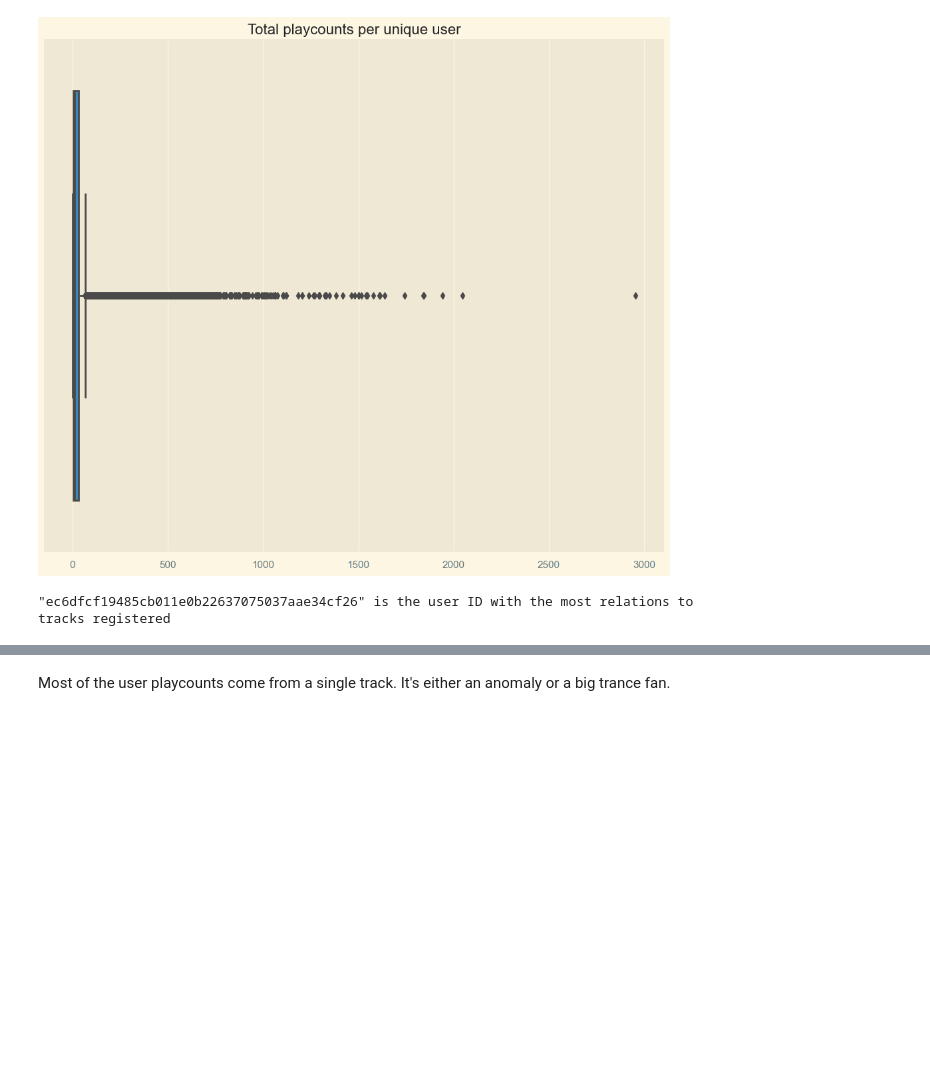
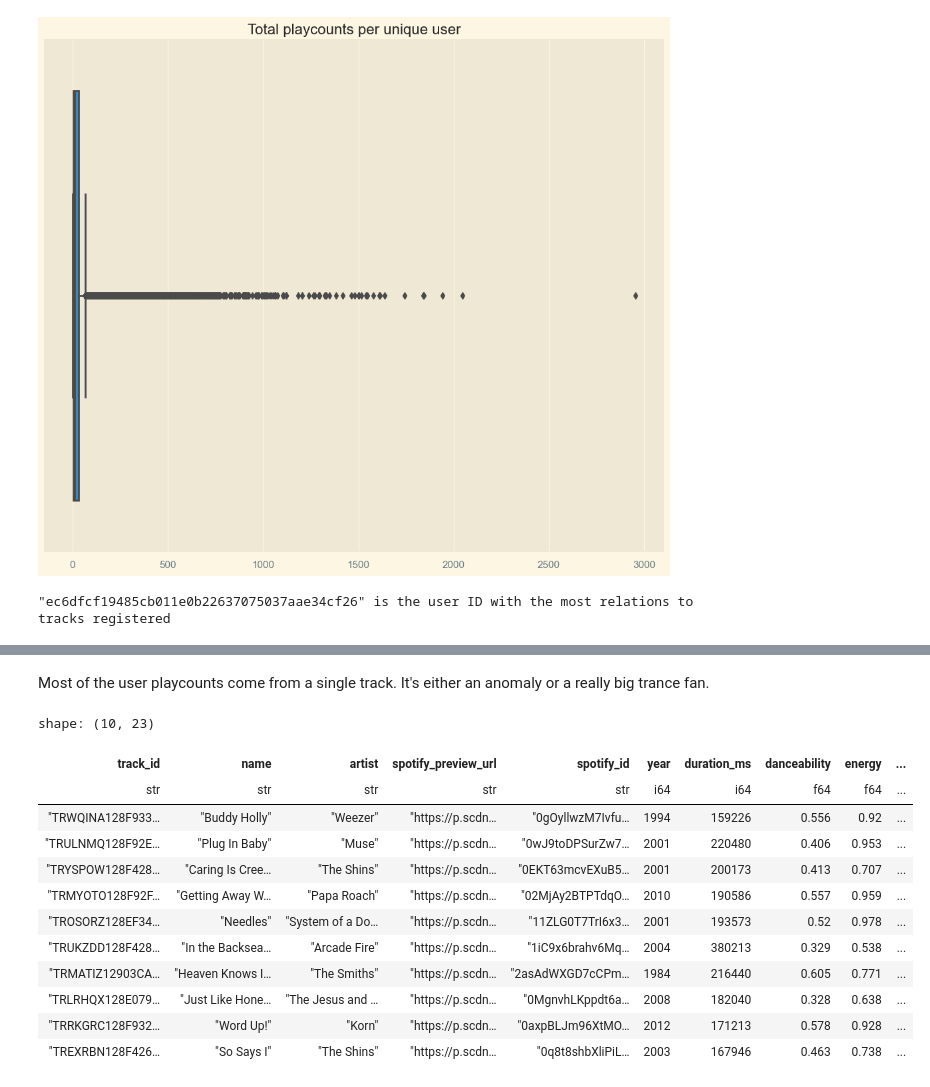
Before and after one commit to panierka/SongsDatabaseAnalysis, a Jupyter notebook: eda.ipynb, the cells around one changed output, grey strips where cells are left out. Saved outputs shown, nothing was run; the diff lists cells and outputs as text; code cells hidden in the pictures; blank space fills up the shorter version.

```diff
--- a/eda.ipynb
+++ b/eda.ipynb
@@ -345,4 +395,21 @@ shape: (4, 23)
 | "TRNFNDQ128F422… | "1854daf178674b… | 1 | "Sacred Nature" | "Paul Cardall" | "https://p.scdn… | "19FtwlWwWZ5cM4… | 2003 | 200773 | ... |
 # %% [markdown]
 Most of the user playcounts come from a single track.
-It's either an anomaly or a big trance fan.
+It's either an anomaly or a really big trance fan.
+# %%
+power_user_tracks_lf = tracks_lf.join(history_lf, on='track_id').filter(pl.col('user_id') == highest_count_user_id)
+power_user_tracks_lf.limit(10).collect()
+# %% [output]
+shape: (10, 23)
+| track_id | name | artist | spotify_preview_url | spotify_id | year | duration_ms | danceability | energy | ... |
+| str | str | str | str | str | i64 | i64 | f64 | f64 | ... |
+| "TRWQINA128F933… | "Buddy Holly" | "Weezer" | "https://p.scdn… | "0gOyllwzM7Ivfu… | 1994 | 159226 | 0.556 | 0.92 | ... |
+| "TRULNMQ128F92E… | "Plug In Baby" | "Muse" | "https://p.scdn… | "0wJ9toDPSurZw7… | 2001 | 220480 | 0.406 | 0.953 | ... |
+| "TRYSPOW128F428… | "Caring Is Cree… | "The Shins" | "https://p.scdn… | "0EKT63mcvEXuB5… | 2001 | 200173 | 0.413 | 0.707 | ... |
+| "TRMYOTO128F92F… | "Getting Away W… | "Papa Roach" | "https://p.scdn… | "02MjAy2BTPTdqO… | 2010 | 190586 | 0.557 | 0.959 | ... |
+| "TROSORZ128EF34… | "Needles" | "System of a Do… | "https://p.scdn… | "11ZLG0T7TrI6x3… | 2001 | 193573 | 0.52 | 0.978 | ... |
+| "TRUKZDD128F428… | "In the Backsea… | "Arcade Fire" | "https://p.scdn… | "1iC9x6brahv6Mq… | 2004 | 380213 | 0.329 | 0.538 | ... |
+| "TRMATIZ12903CA… | "Heaven Knows I… | "The Smiths" | "https://p.scdn… | "2asAdWXGD7cCPm… | 1984 | 216440 | 0.605 | 0.771 | ... |
+| "TRLRHQX128E079… | "Just Like Hone… | "The Jesus and … | "https://p.scdn… | "0MgnvhLKppdt6a… | 2008 | 182040 | 0.328 | 0.638 | ... |
+| "TRRKGRC128F932… | "Word Up!" | "Korn" | "https://p.scdn… | "0axpBLJm96XtMO… | 2012 | 171213 | 0.578 | 0.928 | ... |
+| "TREXRBN128F426… | "So Says I" | "The Shins" | "https://p.scdn… | "0q8t8shbXliPiL… | 2003 | 167946 | 0.463 | 0.738 | ... |
```
Also changed, not shown: parts of 12 cells of this notebook, 3 other files.
